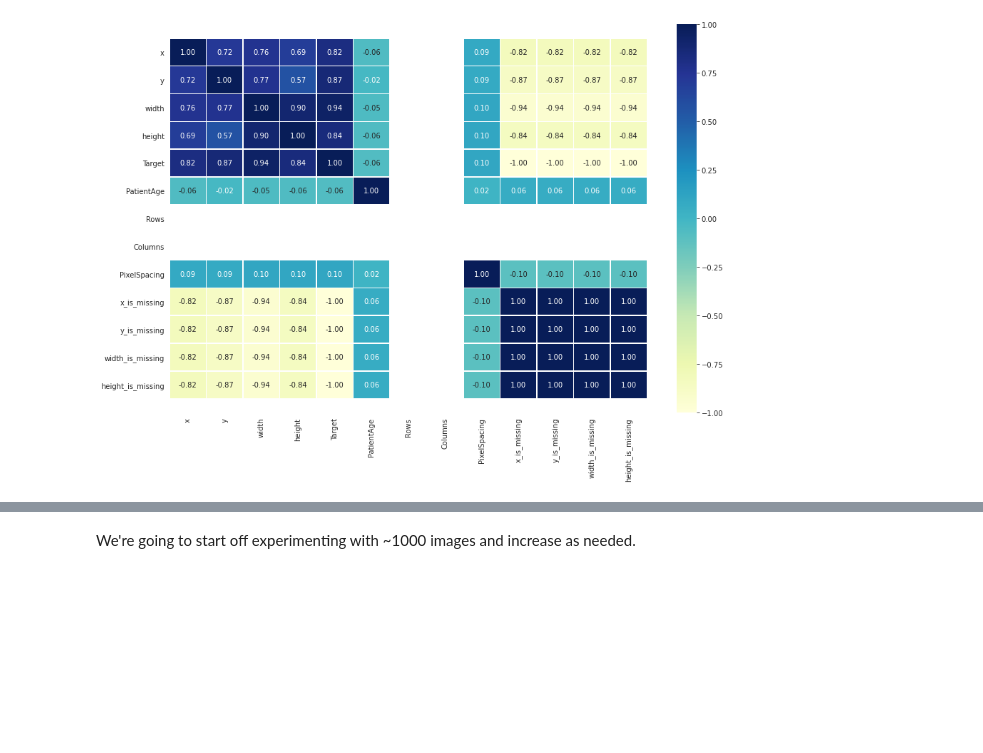
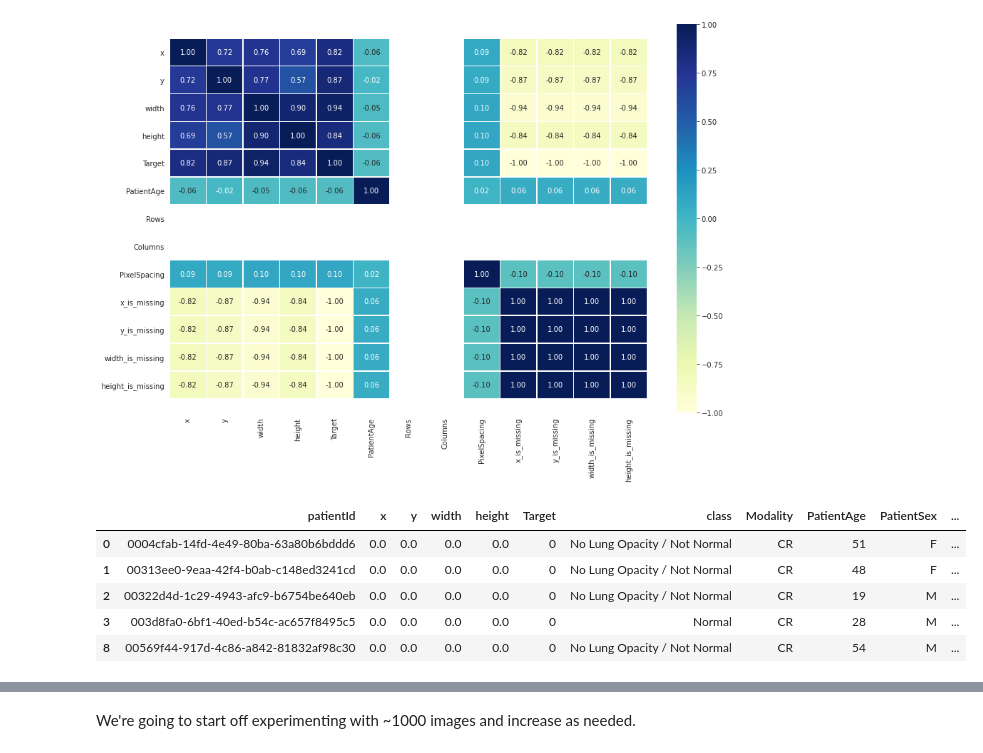
Before and after one commit to julycapstone2020/Pneumonia-Detection-Challenge, a Jupyter notebook: notebook/Pneumonia_Detection_Challenge.ipynb, the cells around one changed output, grey strips where cells are left out. Saved outputs shown, nothing was run; the diff lists cells and outputs as text; code cells hidden in the pictures; blank space fills up the shorter version.

Commit message:
handled duplicate datapoints

```diff
--- a/notebook/Pneumonia_Detection_Challenge.ipynb
+++ b/notebook/Pneumonia_Detection_Challenge.ipynb
@@ -538,3 +557,14 @@ ax.set_ylim(bottom + 0.5, top - 0.5)
 # %% [output]
 (13.5, -0.5)
 [figure]
+# %%
+train_df.drop_duplicates(subset=['patientId', 'x', 'y', 'width', 'height' ], keep=False, inplace=True)
+
+train_df.head()
+# %% [output]
+|  | patientId | x | y | width | height | Target | class | Modality | PatientAge | PatientSex | ... |
+| 0 | 0004cfab-14fd-4e49-80ba-63a80b6bddd6 | 0.0 | 0.0 | 0.0 | 0.0 | 0 | No Lung Opacity / Not Normal | CR | 51 | F | ... |
+| 1 | 00313ee0-9eaa-42f4-b0ab-c148ed3241cd | 0.0 | 0.0 | 0.0 | 0.0 | 0 | No Lung Opacity / Not Normal | CR | 48 | F | ... |
+| 2 | 00322d4d-1c29-4943-afc9-b6754be640eb | 0.0 | 0.0 | 0.0 | 0.0 | 0 | No Lung Opacity / Not Normal | CR | 19 | M | ... |
+| 3 | 003d8fa0-6bf1-40ed-b54c-ac657f8495c5 | 0.0 | 0.0 | 0.0 | 0.0 | 0 | Normal | CR | 28 | M | ... |
+| 8 | 00569f44-917d-4c86-a842-81832af98c30 | 0.0 | 0.0 | 0.0 | 0.0 | 0 | No Lung Opacity / Not Normal | CR | 54 | M | ... |
```
Also changed, not shown: parts of 10 cells of this notebook.
